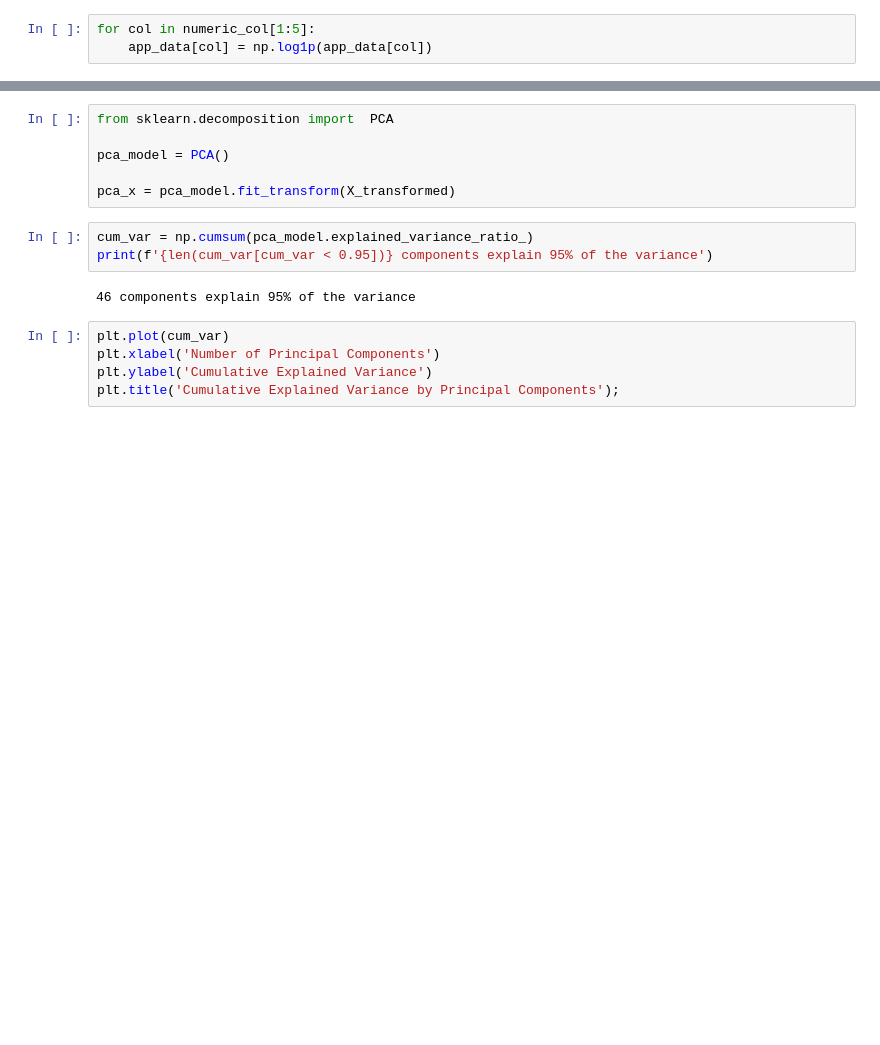
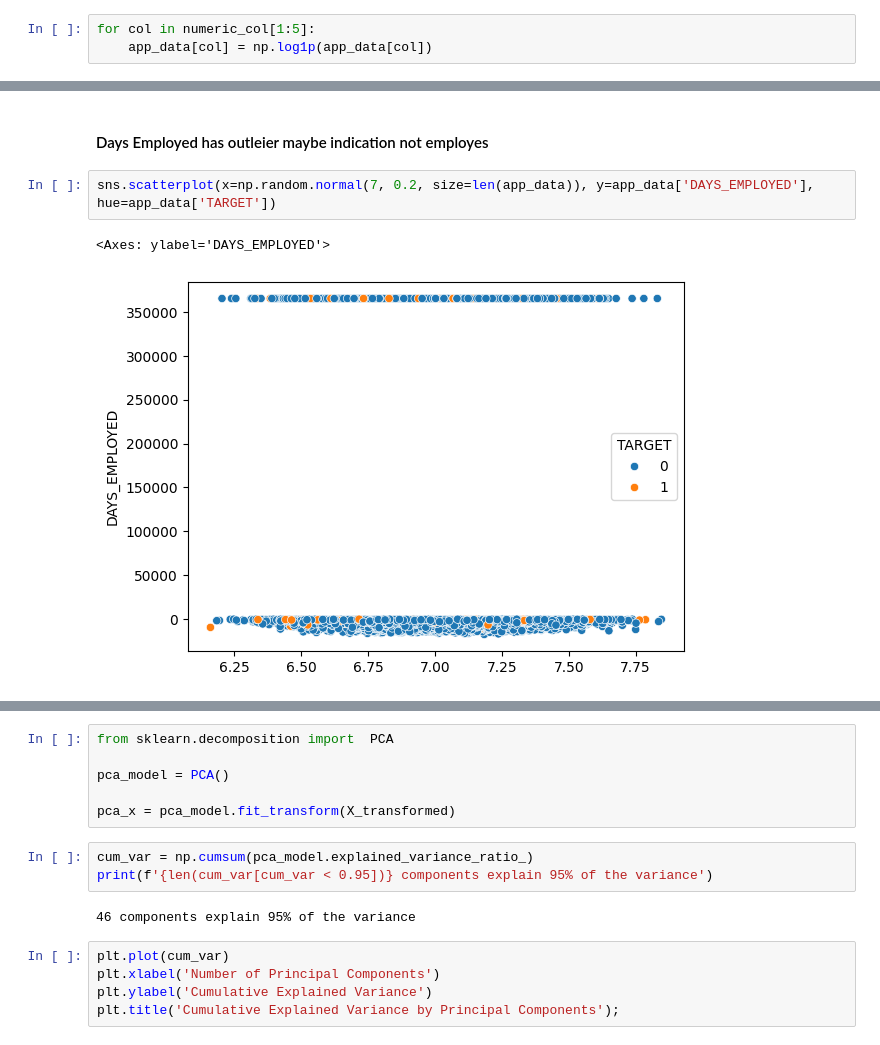
Before and after one commit to adarshlearnngrow/loan-approval-ml, a Jupyter notebook: Python Notebooks/eda.ipynb, the cells around one changed output, grey strips where cells are left out. Drawn from its saved outputs; the diff is of its cells as text; blank space fills up the shorter version.

```diff
--- a/Python Notebooks/eda.ipynb
+++ b/Python Notebooks/eda.ipynb
@@ -94,0 +144,7 @@ We will proceed with Principal Component Analysis (PCA), but before that, we nee
+# %% [markdown]
+#### Days Employed has outleier maybe indication not employes
+# %%
+sns.scatterplot(x=np.random.normal(7, 0.2, size=len(app_data)), y=app_data['DAYS_EMPLOYED'], hue=app_data['TARGET'])
+# %% [output]
+<Axes: ylabel='DAYS_EMPLOYED'>
+[figure, added]
```
Also changed, not shown: parts of 51 cells of this notebook, 5 other files.
